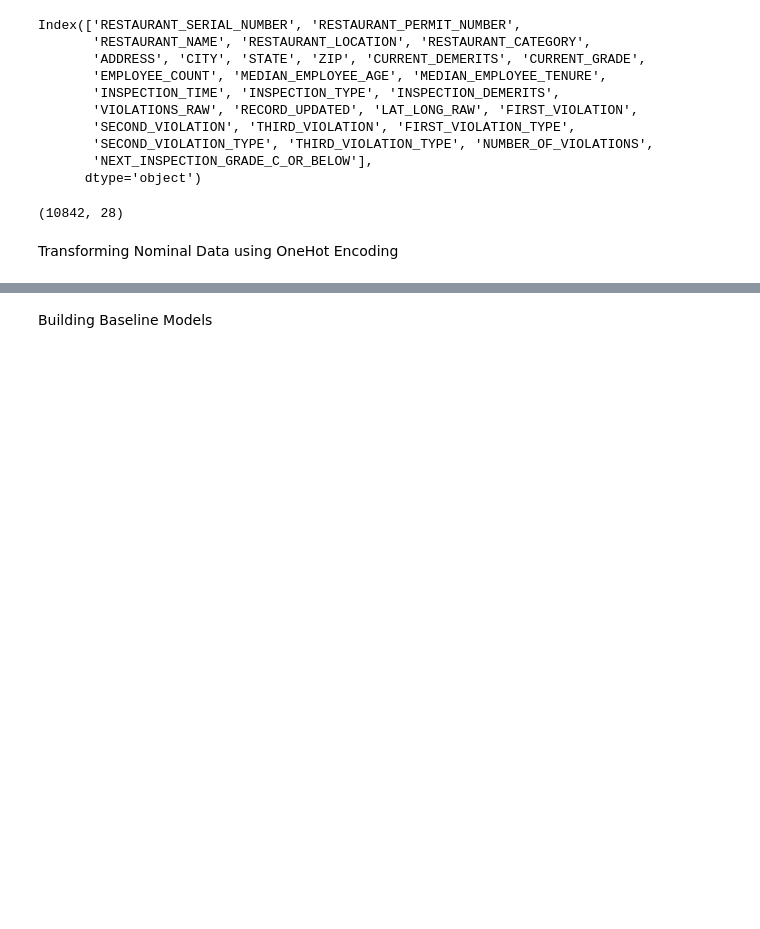
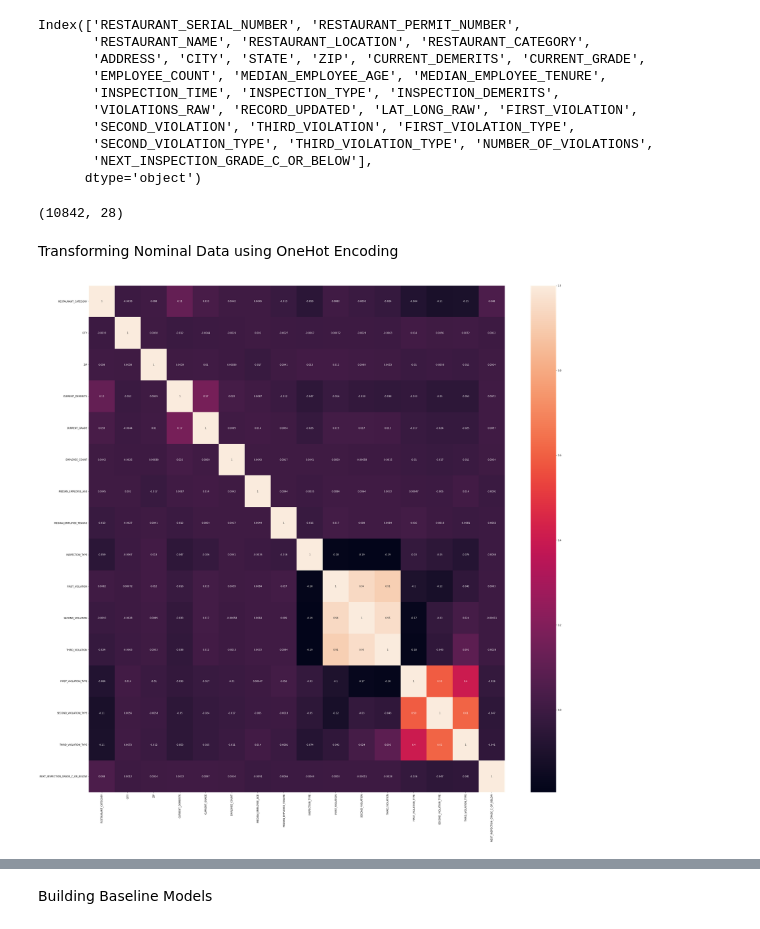
Before and after one commit to SrikarPrayaga06/NW-Modeling-Assessment, a Jupyter notebook: Solution.ipynb, the cells around one changed output, grey strips where cells are left out. Saved outputs shown, nothing was run; the diff lists cells and outputs as text; code cells hidden in the pictures; blank space fills up the shorter version.

```diff
--- a/Solution.ipynb
+++ b/Solution.ipynb
@@ -748,3 +784,48 @@ train['THIRD_VIOLATION'] = train['THIRD_VIOLATION'].cat.codes
+# %%
+# onehot encoding for columns: 'RESTAURANT_CATEGORY','CITY','INSPECTION_TYPE','FIRST_VIOLATION_TYPE','SECOND_VIOLATION_TYPE','THIRD_VIOLATION_TYPE' ,ZIP
+
+le = LabelEncoder()
+train['RESTAURANT_CATEGORY'] = le.fit_transform(train['RESTAURANT_CATEGORY'])
+train['CITY'] = le.fit_transform(train['CITY'])
+train['INSPECTION_TYPE'] = le.fit_transform(train['INSPECTION_TYPE'])
+train['FIRST_VIOLATION_TYPE'] = le.fit_transform(train['FIRST_VIOLATION_TYPE'])
+train['SECOND_VIOLATION_TYPE'] = le.fit_transform(train['SECOND_VIOLATION_TYPE'])
+train['THIRD_VIOLATION_TYPE'] = le.fit_transform(train['THIRD_VIOLATION_TYPE'])
+train['ZIP'] = le.fit_transform(train['ZIP'])
+
+#apply to test data
+test['RESTAURANT_CATEGORY'] = le.fit_transform(test['RESTAURANT_CATEGORY'])
+test['CITY'] = le.fit_transform(test['CITY'])
+test['INSPECTION_TYPE'] = le.fit_transform(test['INSPECTION_TYPE'])
+test['FIRST_VIOLATION_TYPE'] = le.fit_transform(test['FIRST_VIOLATION_TYPE'])
+test['SECOND_VIOLATION_TYPE'] = le.fit_transform(test['SECOND_VIOLATION_TYPE'])
+test['THIRD_VIOLATION_TYPE'] = le.fit_transform(test['THIRD_VIOLATION_TYPE'])
+test['ZIP'] = le.fit_transform(test['ZIP'])
+# %%
+# ordinal encoding for columns: 'CURRENT_GRADE','FIRST_VIOLATION','SECOND_VIOLATION','THIRD_VIOLATION'
+enc=OrdinalEncoder()
+train['CURRENT_GRADE'] = enc.fit_transform(np.array(train['CURRENT_GRADE']).reshape(-1,1))
+train['FIRST_VIOLATION'] = enc.fit_transform(np.array(train['FIRST_VIOLATION']).reshape(-1,1))
+train['SECOND_VIOLATION'] = enc.fit_transform(np.array(train['SECOND_VIOLATION']).reshape(-1,1))
+train['THIRD_VIOLATION'] = enc.fit_transform(np.array(train['THIRD_VIOLATION']).reshape(-1,1))
+
+#apply to test data
+test['CURRENT_GRADE'] = enc.fit_transform(np.array(test['CURRENT_GRADE']).reshape(-1,1))
+test['FIRST_VIOLATION'] = enc.fit_transform(np.array(test['FIRST_VIOLATION']).reshape(-1,1))
+test['SECOND_VIOLATION'] = enc.fit_transform(np.array(test['SECOND_VIOLATION']).reshape(-1,1))
+test['THIRD_VIOLATION'] = enc.fit_transform(np.array(test['THIRD_VIOLATION']).reshape(-1,1))
 # %%
 # drop columns 'RESTAURANT_SERIAL_NUMBER','RESTAURANT_PERMIT_NUMBER','RESTAURANT_NAME','ADDRESS', 'RESTAURANT_LOCATION','INSPECTION_TIME','VIOLATIONS_RAW','LAT_LONG_RAW' FROM TRAINING DATA
-train = train.drop(['RESTAURANT_SERIAL_NUMBER','RESTAURANT_PERMIT_NUMBER','RESTAURANT_NAME','ADDRESS', 'RESTAURANT_LOCATION','INSPECTION_TIME','VIOLATIONS_RAW','LAT_LONG_RAW','STATE'], axis=1)
+train = train.drop(['RESTAURANT_SERIAL_NUMBER','RESTAURANT_PERMIT_NUMBER','RESTAURANT_NAME','ADDRESS', 'RESTAURANT_LOCATION','INSPECTION_TIME','VIOLATIONS_RAW','LAT_LONG_RAW','STATE','RECORD_UPDATED'], axis=1)
+#apply to test data
+test = test.drop(['RESTAURANT_SERIAL_NUMBER','RESTAURANT_PERMIT_NUMBER','RESTAURANT_NAME','ADDRESS', 'RESTAURANT_LOCATION','INSPECTION_TIME','VIOLATIONS_RAW','LAT_LONG_RAW','STATE','RECORD_UPDATED'], axis=1)
+# %%
+# correlation matrix heatmap with annotated values
+corr = train.corr()
+sns.heatmap(corr,
+            xticklabels=corr.columns.values,
+            yticklabels=corr.columns.values, annot=True)
+# increase the size of the plot
+plt.rcParams['figure.figsize'] = (40,40)
+# %% [output]
+[figure, added]
```
Also changed, not shown: parts of 46 cells of this notebook, 4 other files.
